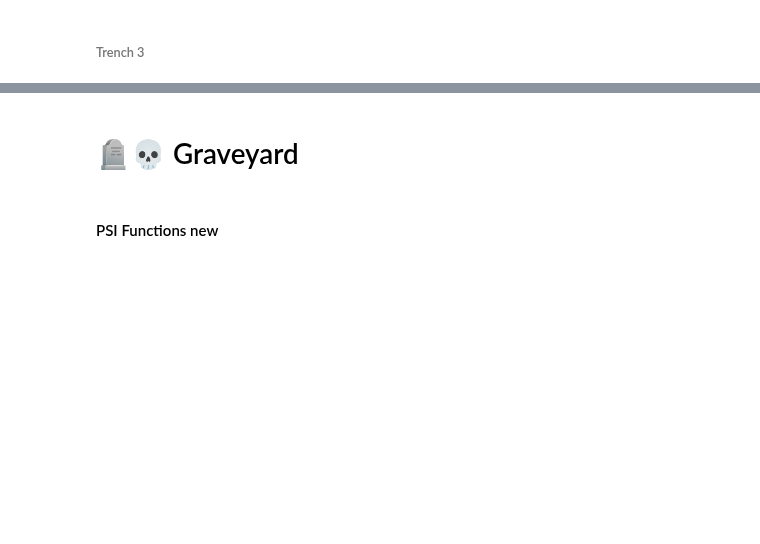
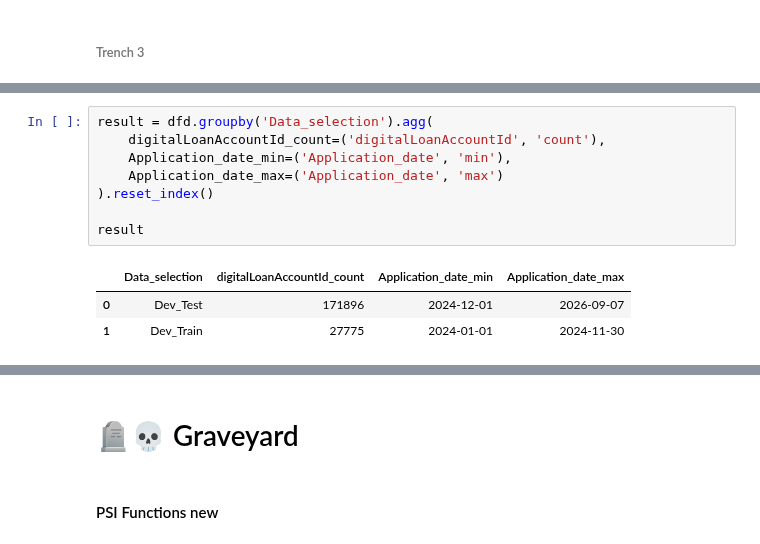
Before and after one commit to dchakroborti-tonik/Gini_Monitoring, a Jupyter notebook: Gini_Training_Data_Preparation/psi_training_20260915_v1.ipynb, the cells around one changed output, grey strips where cells are left out. Saved outputs shown, nothing was run; the diff lists cells and outputs as text; blank space fills up the shorter version.

```diff
--- a/Gini_Training_Data_Preparation/psi_training_20260915_v1.ipynb
+++ b/Gini_Training_Data_Preparation/psi_training_20260915_v1.ipynb
@@ -2170,0 +2294,12 @@ LoadJob<project=prj-prod-dataplatform, location=asia-southeast1, id=f98aedfd-dcf
+# %%
+result = dfd.groupby('Data_selection').agg(
+    digitalLoanAccountId_count=('digitalLoanAccountId', 'count'),
+    Application_date_min=('Application_date', 'min'),
+    Application_date_max=('Application_date', 'max')
+).reset_index()
+
+result
+# %% [output]
+|  | Data_selection | digitalLoanAccountId_count | Application_date_min | Application_date_max |
+| 0 | Dev_Test | 171896 | 2024-12-01 | 2026-09-07 |
+| 1 | Dev_Train | 27775 | 2024-01-01 | 2024-11-30 |
```
Also changed, not shown: parts of 30 cells of this notebook.
